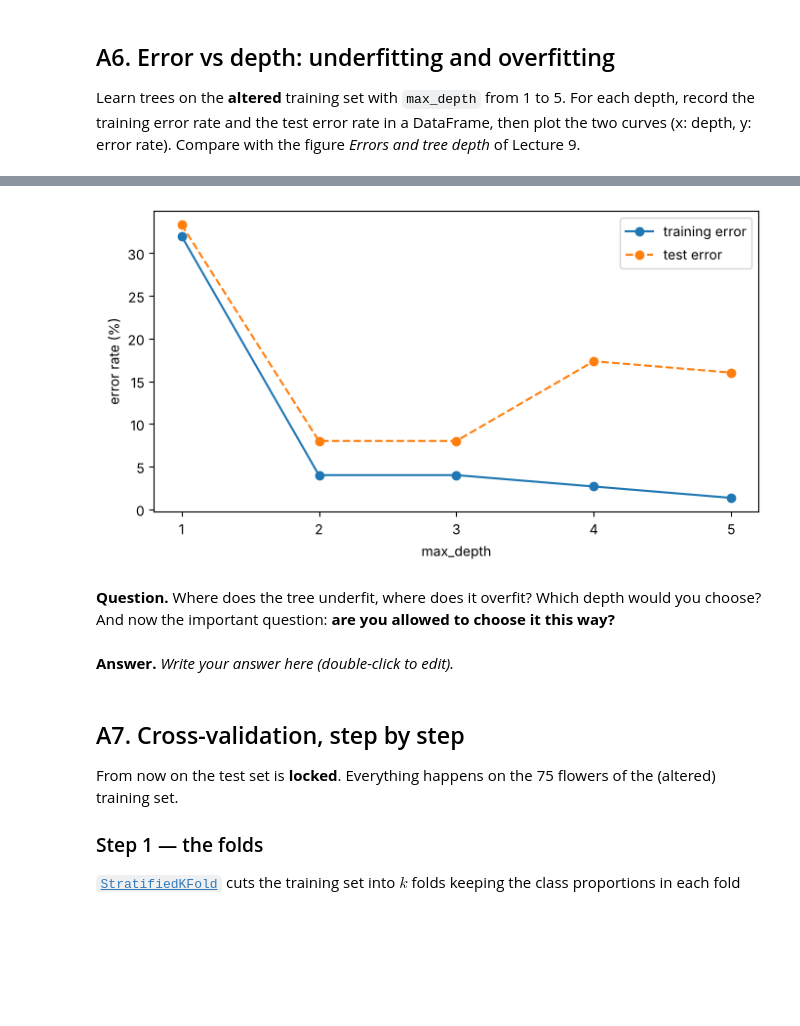
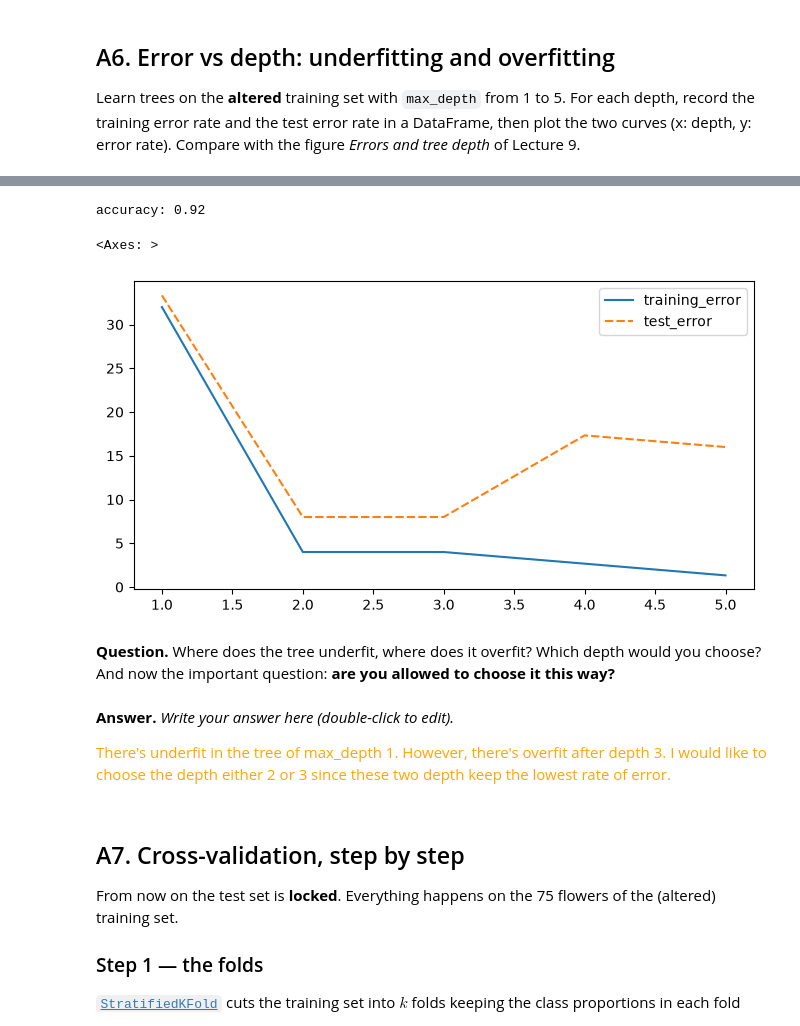
Before and after one commit to mengxian0913/MLDM_Unibo_public, a Jupyter notebook: ML_Lab/notebooks/lab02-dt/lab02-dt.ipynb, the cells around one changed output, grey strips where cells are left out. Saved outputs shown, nothing was run; the diff lists cells and outputs as text; code cells hidden in the pictures; blank space fills up the shorter version.

```diff
--- a/ML_Lab/notebooks/lab02-dt/lab02-dt.ipynb
+++ b/ML_Lab/notebooks/lab02-dt/lab02-dt.ipynb
@@ -433,0 +424,14 @@ Compare with the figure *Errors and tree depth* of Lecture 9.
+# %%
+max_depths = [1, 2, 3, 4, 5]
+trees  = [DecisionTreeClassifier(criterion="entropy", max_depth=i, random_state=10) for i in max_depths]
+models = [tree.fit(X_train_alt, y_train_alt) for tree in trees]
+
+training_error = [ round(((model.predict(X_train_alt) != y_train_alt).sum() / len(y_train)) * 100, 2) for model in models ]
+test_error     = [ round(((model.predict(X_test) != y_test).sum() / len(y_test)) * 100, 2) for model in models ]
+
+error_depth_table = pd.DataFrame({
+    "training_error": training_error,
+    "test_error": test_error
+}, index=max_depths)
+
+display(error_depth_table)
@@ -434,12 +445,25 @@ Compare with the figure *Errors and tree depth* of Lecture 9.
+# %%
+acc = model.score(X_test, y_test)
+print(f"accuracy: {acc:.2f}")
+# %% [output]
+accuracy: 0.92
 # %%
-# your code here
+sns.lineplot(data=error_depth_table)
 # %% [output]
+<Axes: >
-[figure, old version]
+[figure, new version]
 # %% [markdown]
 **Question.** Where does the tree underfit, where does it overfit? Which depth would you choose?
 And now the important question: **are you allowed to choose it this way?**
 # %% [markdown]
 **Answer.** *Write your answer here (double-click to edit).*
+
+<font color="orange">
+
+There's underfit in the tree of max_depth 1. However, there's overfit after depth 3.
+I would like to choose the depth either 2 or 3 since these two depth keep the lowest rate of error.
+
+</font>
 # %% [markdown]
 ## A7. Cross-validation, step by step
 
```
Also changed, not shown: parts of 18 cells of this notebook.
